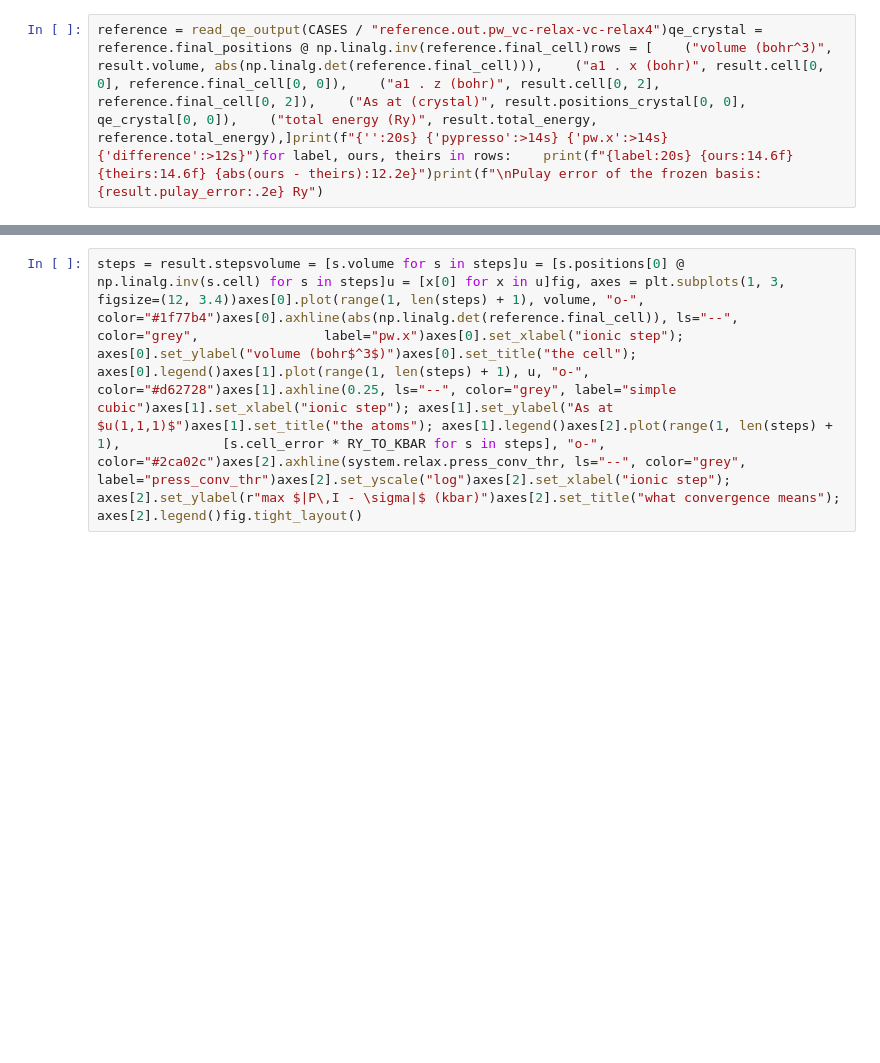
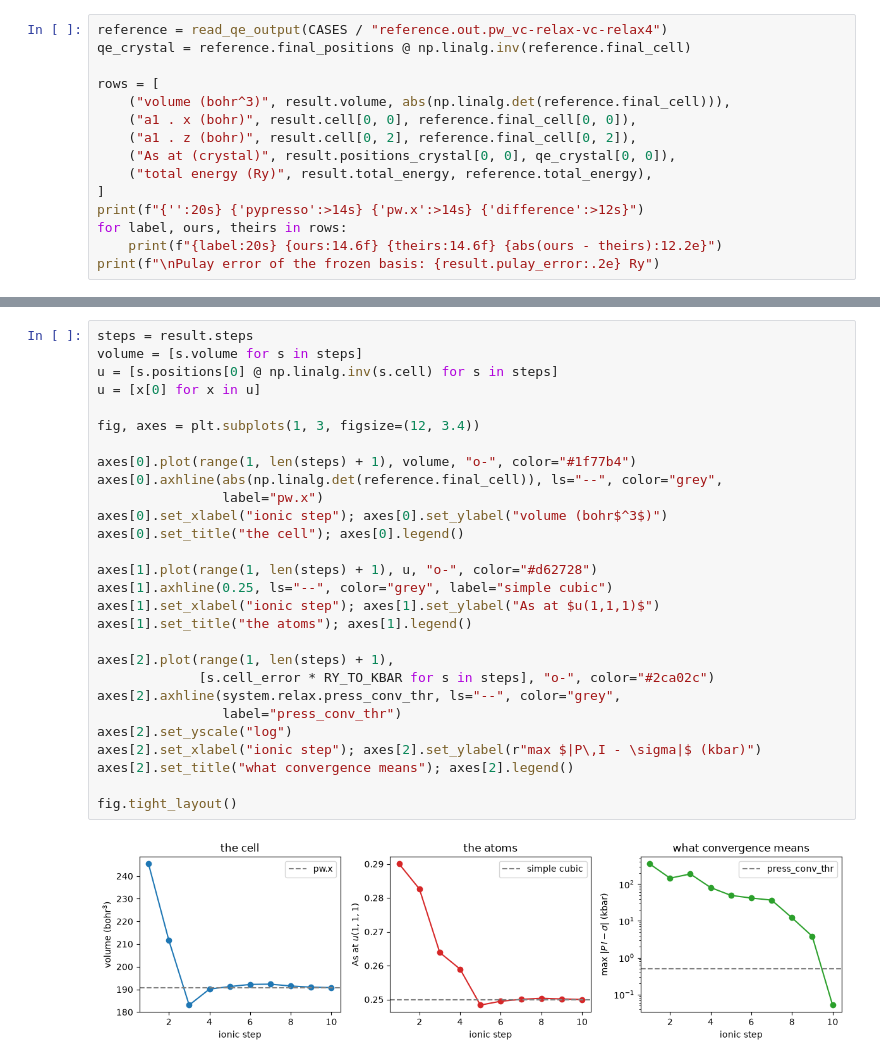
Before and after one commit to joselado/defumat, a Jupyter notebook: notebooks/23_variable_cell_relaxation.ipynb, the cells around one changed output, grey strips where cells are left out. Drawn from its saved outputs; the diff is of its cells as text; blank space fills up the shorter version.

```diff
--- a/notebooks/23_variable_cell_relaxation.ipynb
+++ b/notebooks/23_variable_cell_relaxation.ipynb
@@ -11,2 +72,15 @@ result = run_vc_relax(system, pseudos, conv_thr=1e-10)print(f"converged in {resu
 # %%
-reference = read_qe_output(CASES / "reference.out.pw_vc-relax-vc-relax4")qe_crystal = reference.final_positions @ np.linalg.inv(reference.final_cell)rows = [    ("volume (bohr^3)", result.volume, abs(np.linalg.det(reference.final_cell))),    ("a1 . x (bohr)", result.cell[0, 0], reference.final_cell[0, 0]),    ("a1 . z (bohr)", result.cell[0, 2], reference.final_cell[0, 2]),    ("As at (crystal)", result.positions_crystal[0, 0], qe_crystal[0, 0]),    ("total energy (Ry)", result.total_energy, reference.total_energy),]print(f"{'':20s} {'pypresso':>14s} {'pw.x':>14s} {'difference':>12s}")for label, ours, theirs in rows:    print(f"{label:20s} {ours:14.6f} {theirs:14.6f} {abs(ours - theirs):12.2e}")print(f"\nPulay error of the frozen basis: {result.pulay_error:.2e} Ry")
+reference = read_qe_output(CASES / "reference.out.pw_vc-relax-vc-relax4")
+qe_crystal = reference.final_positions @ np.linalg.inv(reference.final_cell)
+
+rows = [
+    ("volume (bohr^3)", result.volume, abs(np.linalg.det(reference.final_cell))),
+    ("a1 . x (bohr)", result.cell[0, 0], reference.final_cell[0, 0]),
+    ("a1 . z (bohr)", result.cell[0, 2], reference.final_cell[0, 2]),
+    ("As at (crystal)", result.positions_crystal[0, 0], qe_crystal[0, 0]),
+    ("total energy (Ry)", result.total_energy, reference.total_energy),
+]
+print(f"{'':20s} {'pypresso':>14s} {'pw.x':>14s} {'difference':>12s}")
+for label, ours, theirs in rows:
+    print(f"{label:20s} {ours:14.6f} {theirs:14.6f} {abs(ours - theirs):12.2e}")
+print(f"\nPulay error of the frozen basis: {result.pulay_error:.2e} Ry")
@@ -15,3 +103,31 @@ reference = read_qe_output(CASES / "reference.out.pw_vc-relax-vc-relax4")qe_crys
 # %%
-steps = result.stepsvolume = [s.volume for s in steps]u = [s.positions[0] @ np.linalg.inv(s.cell) for s in steps]u = [x[0] for x in u]fig, axes = plt.subplots(1, 3, figsize=(12, 3.4))axes[0].plot(range(1, len(steps) + 1), volume, "o-", color="#1f77b4")axes[0].axhline(abs(np.linalg.det(reference.final_cell)), ls="--", color="grey",                label="pw.x")axes[0].set_xlabel("ionic step"); axes[0].set_ylabel("volume (bohr$^3$)")axes[0].set_title("the cell"); axes[0].legend()axes[1].plot(range(1, len(steps) + 1), u, "o-", color="#d62728")axes[1].axhline(0.25, ls="--", color="grey", label="simple cubic")axes[1].set_xlabel("ionic step"); axes[1].set_ylabel("As at $u(1,1,1)$")axes[1].set_title("the atoms"); axes[1].legend()axes[2].plot(range(1, len(steps) + 1),             [s.cell_error * RY_TO_KBAR for s in steps], "o-", color="#2ca02c")axes[2].axhline(system.relax.press_conv_thr, ls="--", color="grey",                label="press_conv_thr")axes[2].set_yscale("log")axes[2].set_xlabel("ionic step"); axes[2].set_ylabel(r"max $|P\,I - \sigma|$ (kbar)")axes[2].set_title("what convergence means"); axes[2].legend()fig.tight_layout()
+steps = result.steps
+volume = [s.volume for s in steps]
+u = [s.positions[0] @ np.linalg.inv(s.cell) for s in steps]
+u = [x[0] for x in u]
+
+fig, axes = plt.subplots(1, 3, figsize=(12, 3.4))
+
+axes[0].plot(range(1, len(steps) + 1), volume, "o-", color="#1f77b4")
+axes[0].axhline(abs(np.linalg.det(reference.final_cell)), ls="--", color="grey",
+                label="pw.x")
+axes[0].set_xlabel("ionic step"); axes[0].set_ylabel("volume (bohr$^3$)")
+axes[0].set_title("the cell"); axes[0].legend()
+
+axes[1].plot(range(1, len(steps) + 1), u, "o-", color="#d62728")
+axes[1].axhline(0.25, ls="--", color="grey", label="simple cubic")
+axes[1].set_xlabel("ionic step"); axes[1].set_ylabel("As at $u(1,1,1)$")
+axes[1].set_title("the atoms"); axes[1].legend()
+
+axes[2].plot(range(1, len(steps) + 1),
+             [s.cell_error * RY_TO_KBAR for s in steps], "o-", color="#2ca02c")
+axes[2].axhline(system.relax.press_conv_thr, ls="--", color="grey",
+                label="press_conv_thr")
+axes[2].set_yscale("log")
+axes[2].set_xlabel("ionic step"); axes[2].set_ylabel(r"max $|P\,I - \sigma|$ (kbar)")
+axes[2].set_title("what convergence means"); axes[2].legend()
+
+fig.tight_layout()
+# %% [output]
+[figure, added]
 # %% [markdown]
```
Also changed, not shown: parts of 6 cells of this notebook, 5 other files.
